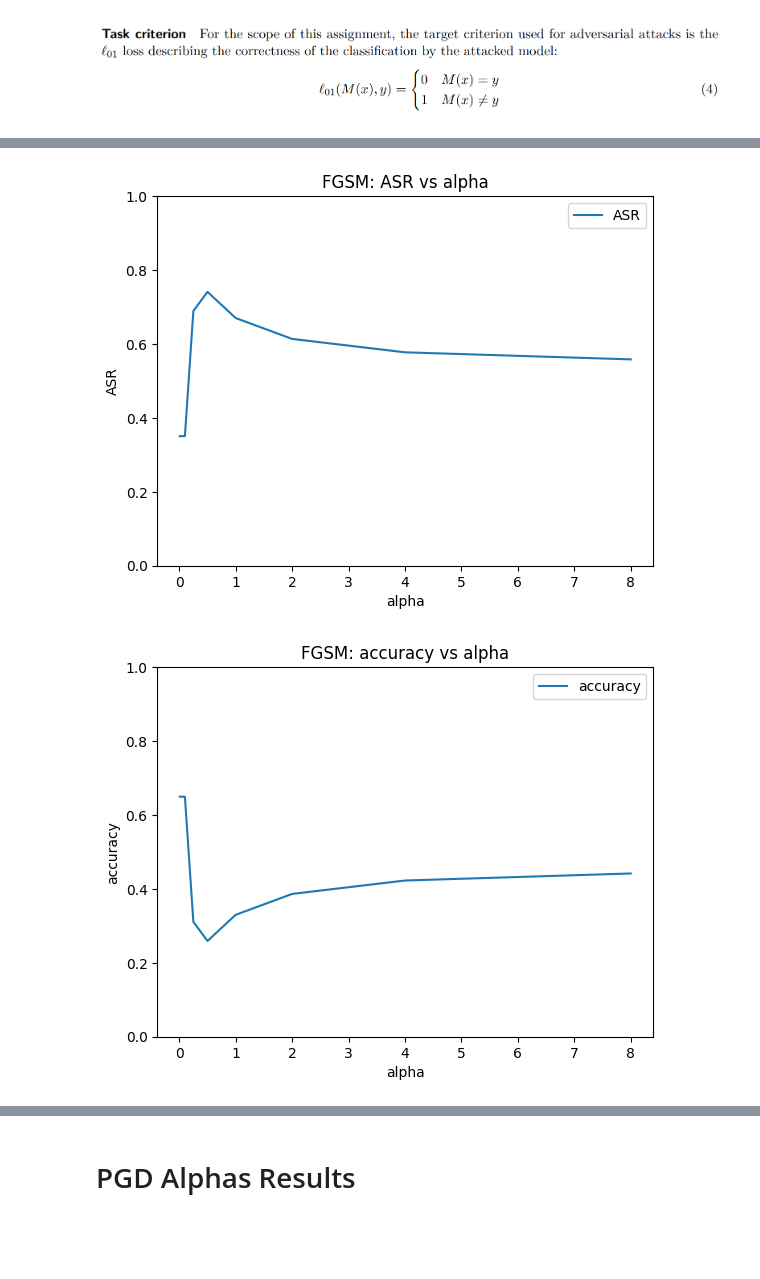
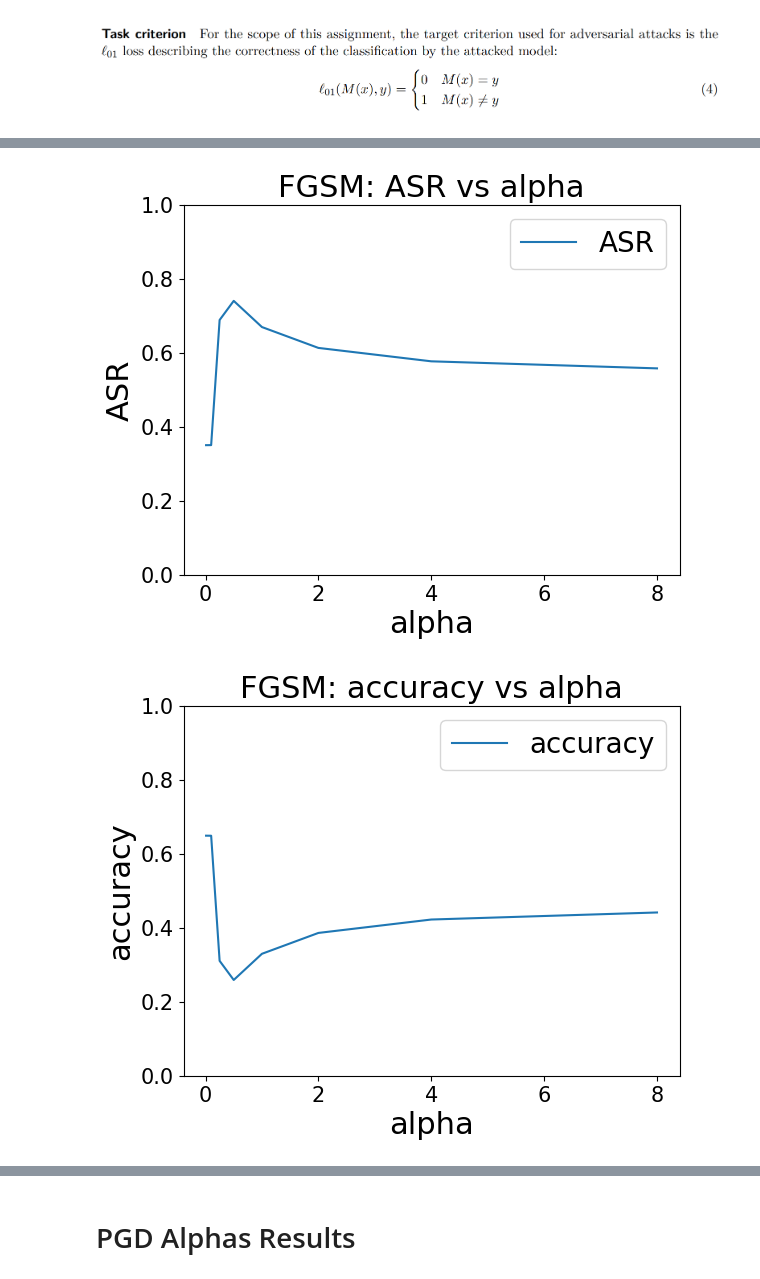
Before and after one commit to xOmer12/adv_attacks_text_classification, a Jupyter notebook: visualizations.ipynb, the cells around one changed output, grey strips where cells are left out. Saved outputs shown, nothing was run; the diff lists cells and outputs as text; code cells hidden in the pictures; blank space fills up the shorter version.

```diff
--- a/visualizations.ipynb
+++ b/visualizations.ipynb
@@ -1,5 +1,22 @@
 # %%
 from utils import *
+# %%
+#SETUP
+LINE_WIDTH = 3
+SMALL_SIZE = 15
+SMALLER_SIZE = 12
+MEDIUM_SIZE = 22
+BIG_SIZE = 20
+BIGGER_SIZE = 25
+ALPHA = 0.3
+
+plt.rc('font', size=MEDIUM_SIZE)  # controls default text sizes
+plt.rc('axes', titlesize=MEDIUM_SIZE)  # fontsize of the axes title
+plt.rc('xtick', labelsize=SMALL_SIZE)  # fontsize of the tick labels
+plt.rc('ytick', labelsize=SMALL_SIZE)  # fontsize of the tick labels
+plt.rc('legend', fontsize=BIG_SIZE)  # legend fontsize
+plt.rc('figure', titlesize=SMALLER_SIZE)  # fontsize of the figure title
+plt.rcParams['axes.axisbelow'] = True
 # %%
 results_path = 'results/'
 result_files = os.listdir(results_path)
@@ -14,7 +31,7 @@ thresh = 0.5
 FGSM_results = []
 FGSM_results_files = []
 for result_file in result_files:
-    if 'FGSM' in result_file:
+    if 'FGSM' in result_file and 'bert-base-uncased' in result_file:
         with open(results_path + result_file, 'rb') as f:
             FGSM_results.append(pickle.load(f))
             FGSM_results_files.append(result_file)
@@ -22,6 +39,7 @@ for result_file in result_files:
 ![image.png](attachment:image.png)
 # %%
 alpha_ablation_dict = {}
+best_FGSM_ASR = 0 # best ASR for FGSM
 for result, result_file in zip(FGSM_results, FGSM_results_files):
     alpha = float(result_file.split('_')[4])
     result_raw_metrics = [result[r] for r in result]
@@ -34,7 +52,10 @@ for result, result_file in zip(FGSM_results, FGSM_results_files):
     accuracy = accuracy_score(true_labels, predicted_labels)
     recall = recall_score(true_labels, predicted_labels)
     alpha_ablation_dict[alpha] = {'ASR': ASR, 'accuracy': accuracy, 'recall': recall}
-    # print(f'alpha: {alpha}, ASR: {ASR}, accuracy: {accuracy}')
+
+    if ASR > best_FGSM_ASR:
+        best_FGSM_ASR = ASR
+    print(f'alpha: {alpha}, ASR: {ASR}, accuracy: {accuracy}, recall: {recall}')
 
 
 alpha_ablation_dict = dict(sorted(alpha_ablation_dict.items()))
@@ -73,2 +102,2 @@ plt.show()
-[figure, old version]
+[figure, new version]
-[figure, old version]
+[figure, new version]
```
Also changed, not shown: parts of 27 cells of this notebook, 5 other files.
